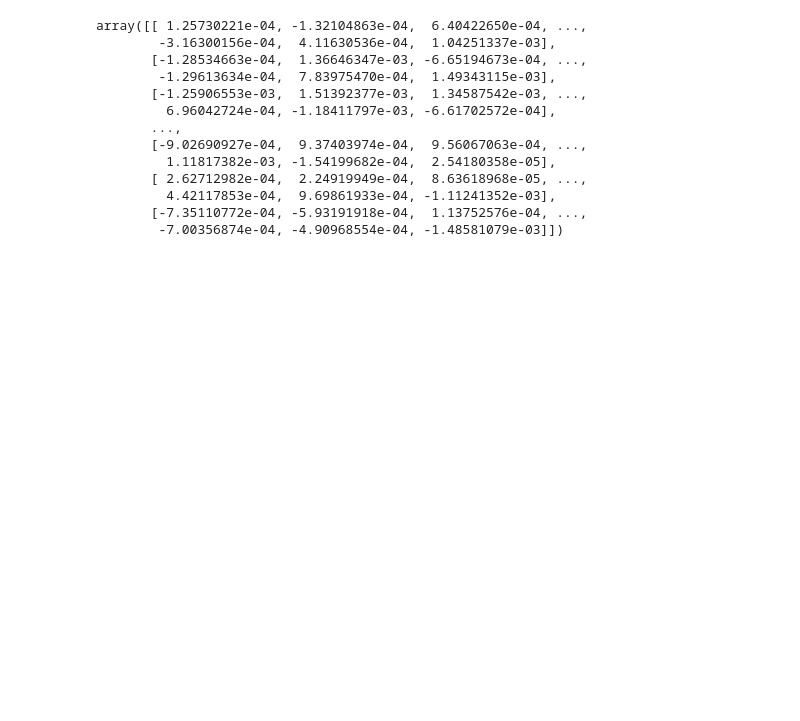
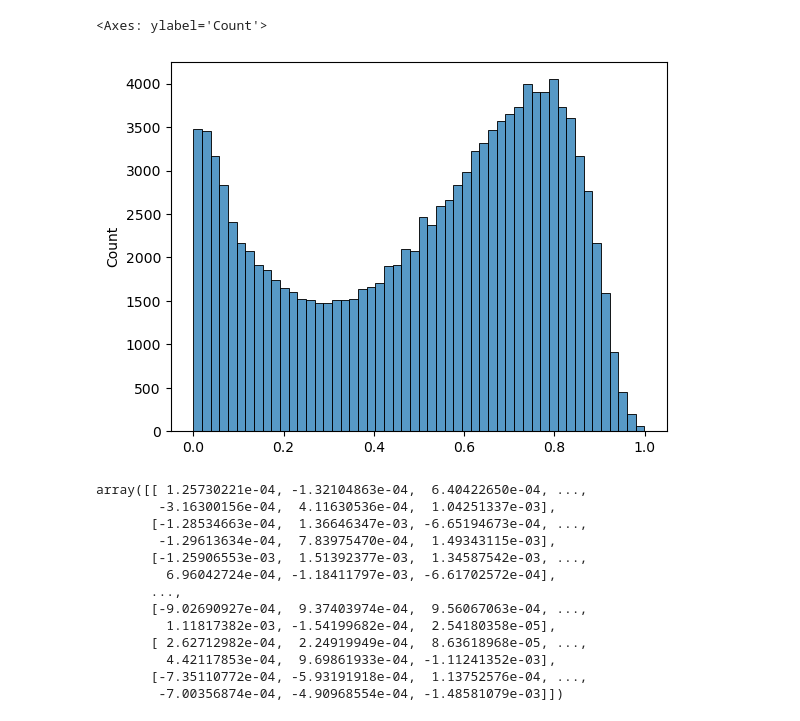
Before and after one commit to justinpayan/RAU2, a Jupyter notebook: notebooks/AAMAS Bids.ipynb, the cells around one changed output. Saved outputs shown, nothing was run; the diff lists cells and outputs as text; code cells hidden in the pictures; blank space fills up the shorter version.

```diff
--- a/notebooks/AAMAS Bids.ipynb
+++ b/notebooks/AAMAS Bids.ipynb
@@ -41,3 +42,8 @@ with open(os.path.join(data_dir, which_dset)) as f:
             agent_idx += 1
 # %%
 np.save(os.path.join(data_dir, "ratings_%d.npy" % dset_idx), ratings)
+# %%
+# Binarize the labels
+binary_ratings = ratings.copy()
+# %%
+binary_ratings[ratings > .1] = 1
@@ -43,0 +140,5 @@ np.save(os.path.join(data_dir, "ratings_%d.npy" % dset_idx), ratings)
+# %%
+sns.histplot(torch.special.expit(torch.mm(U, V)).flatten().detach().numpy())
+# %% [output]
+<Axes: ylabel='Count'>
+[figure, added]
```
Also changed, not shown: parts of 19 cells of this notebook, 2 other files.
